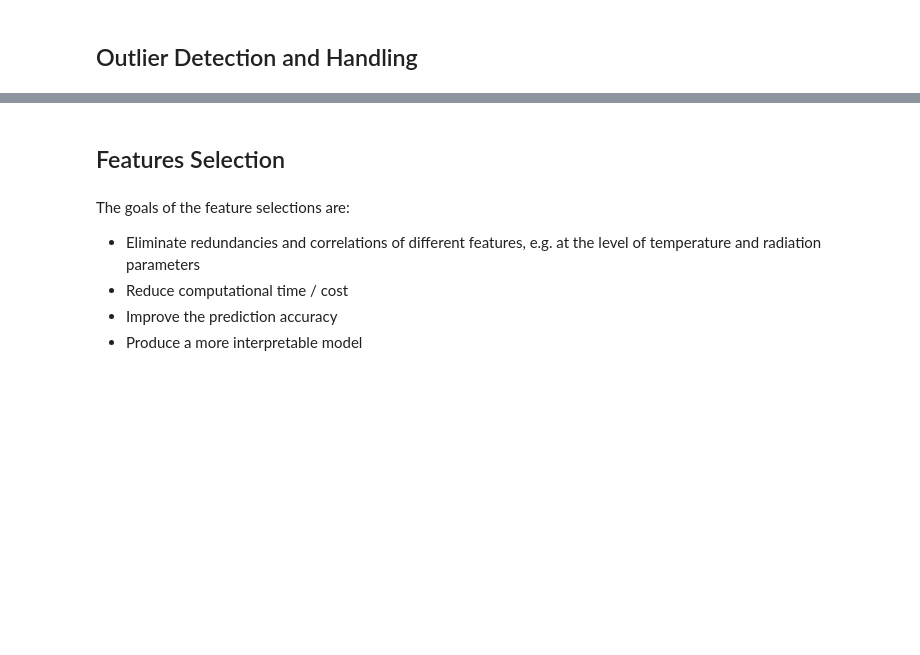
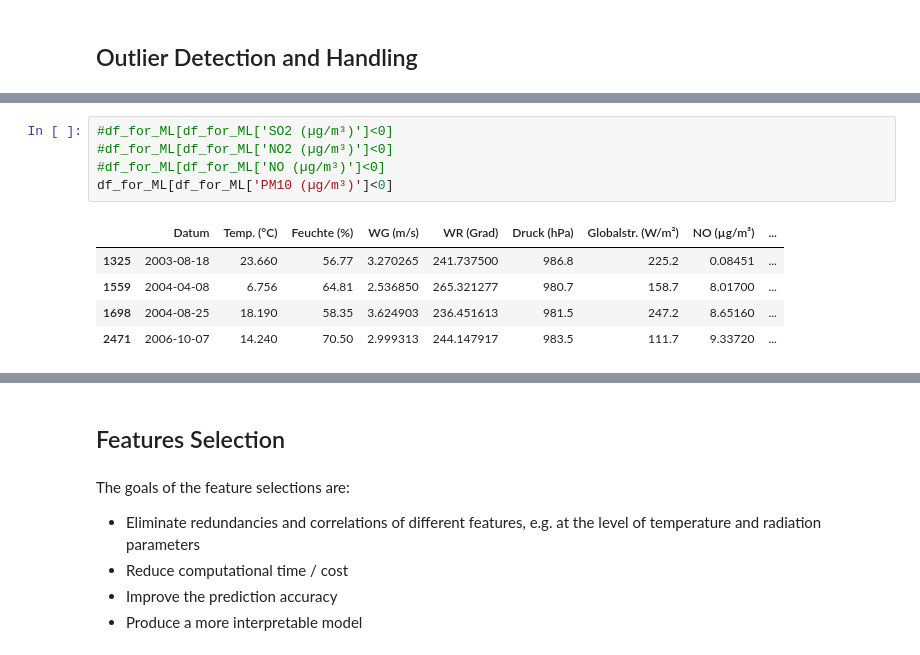
Before and after one commit to SvetiB/AirQualityStuttgart, a Jupyter notebook: AirQualityStuttgart.ipynb, the cells around one changed output, grey strips where cells are left out. Saved outputs shown, nothing was run; the diff lists cells and outputs as text; blank space fills up the shorter version.

```diff
--- a/AirQualityStuttgart.ipynb
+++ b/AirQualityStuttgart.ipynb
@@ -611,0 +657,11 @@ ax=sns.lineplot(x="Datum", y="KFZ_ges", data=df_total_original)
+# %%
+#df_for_ML[df_for_ML['SO2 (µg/m³)']<0]
+#df_for_ML[df_for_ML['NO2 (µg/m³)']<0]
+#df_for_ML[df_for_ML['NO (µg/m³)']<0]
+df_for_ML[df_for_ML['PM10 (µg/m³)']<0]
+# %% [output]
+|  | Datum | Temp. (°C) | Feuchte (%) | WG (m/s) | WR (Grad) | Druck (hPa) | Globalstr. (W/m²) | NO (µg/m³) | ... |
+| 1325 | 2003-08-18 | 23.660 | 56.77 | 3.270265 | 241.737500 | 986.8 | 225.2 | 0.08451 | ... |
+| 1559 | 2004-04-08 | 6.756 | 64.81 | 2.536850 | 265.321277 | 980.7 | 158.7 | 8.01700 | ... |
+| 1698 | 2004-08-25 | 18.190 | 58.35 | 3.624903 | 236.451613 | 981.5 | 247.2 | 8.65160 | ... |
+| 2471 | 2006-10-07 | 14.240 | 70.50 | 2.999313 | 244.147917 | 983.5 | 111.7 | 9.33720 | ... |
```
Also changed, not shown: parts of 12 cells of this notebook.
